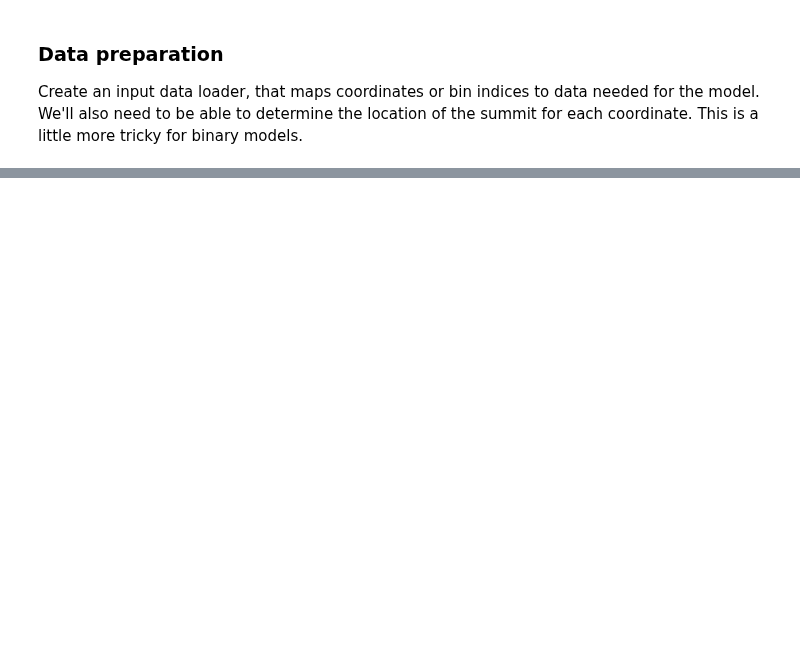
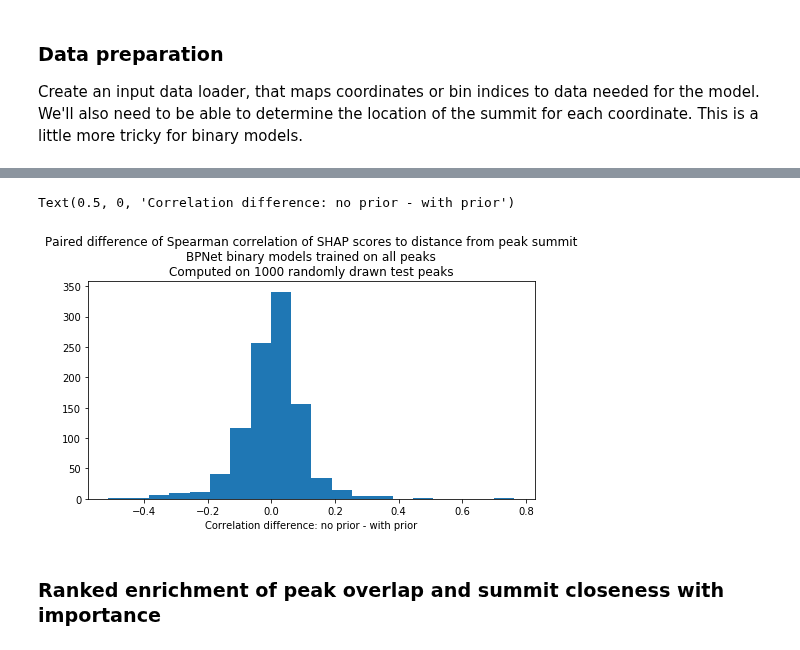
Before and after one commit to amtseng/fourier_attribution_priors, a Jupyter notebook: notebooks/importance_distance_to_summits.ipynb, the cells around one changed output, grey strips where cells are left out. Cells and saved outputs as stored; diff of their text form; code cells hidden in the pictures; blank space fills up the shorter version.

```diff
--- a/notebooks/importance_distance_to_summits.ipynb
+++ b/notebooks/importance_distance_to_summits.ipynb
@@ -298,0 +341,15 @@ Test of difference of means: t = 2.268467, p = 0.012190
+# %%
+diff_corrs = noprior_corrs - prior_corrs
+plt.figure(figsize=(8, 4))
+plt.hist(diff_corrs, bins=20)
+plt.title(
+    ("Paired difference of Spearman correlation of %s to distance from peak summit" % imp_type) +
+    ("\n%s %s models trained on %s peaks" % (condition_name, model_type, peak_retention)) +
+    ("\nComputed on %d randomly drawn test peaks" % len(sample))
+)
+plt.xlabel("Correlation difference: no prior - with prior")
+# %% [output]
+Text(0.5, 0, 'Correlation difference: no prior - with prior')
+[figure, added]
+# %% [markdown]
+### Ranked enrichment of peak overlap and summit closeness with importance
```
Also changed, not shown: parts of 39 cells of this notebook, 6 other files.
